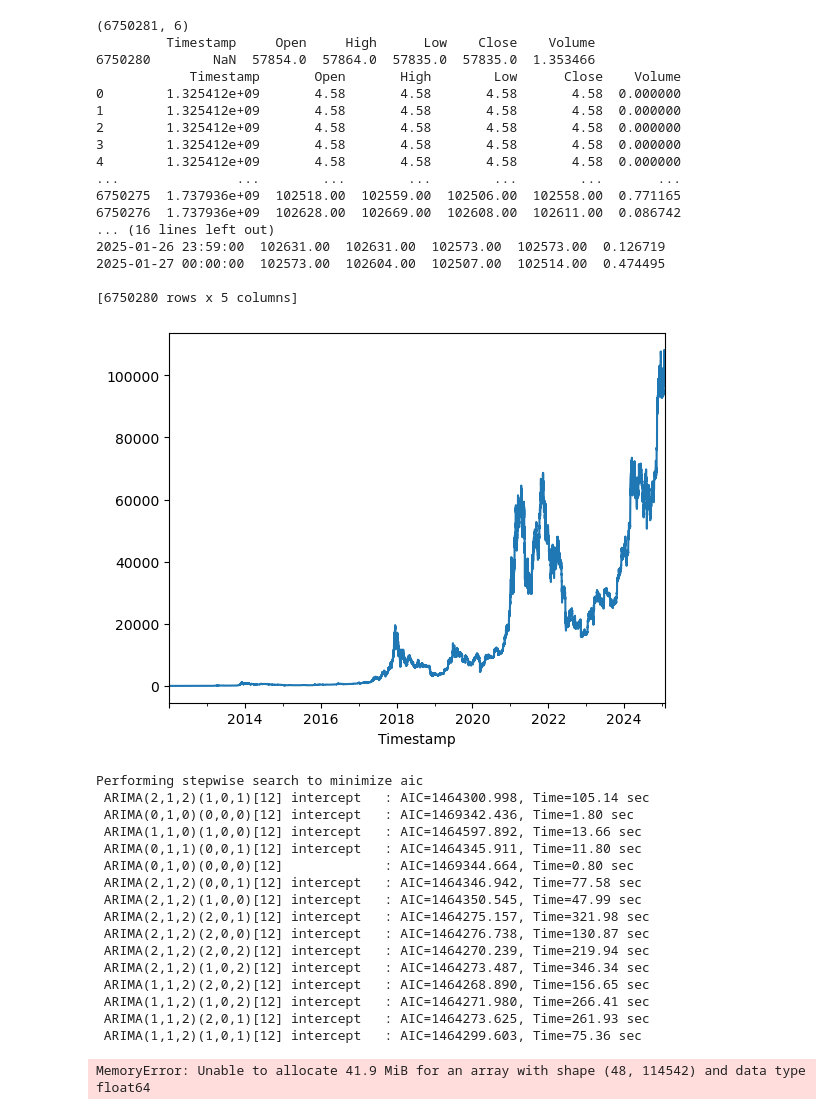
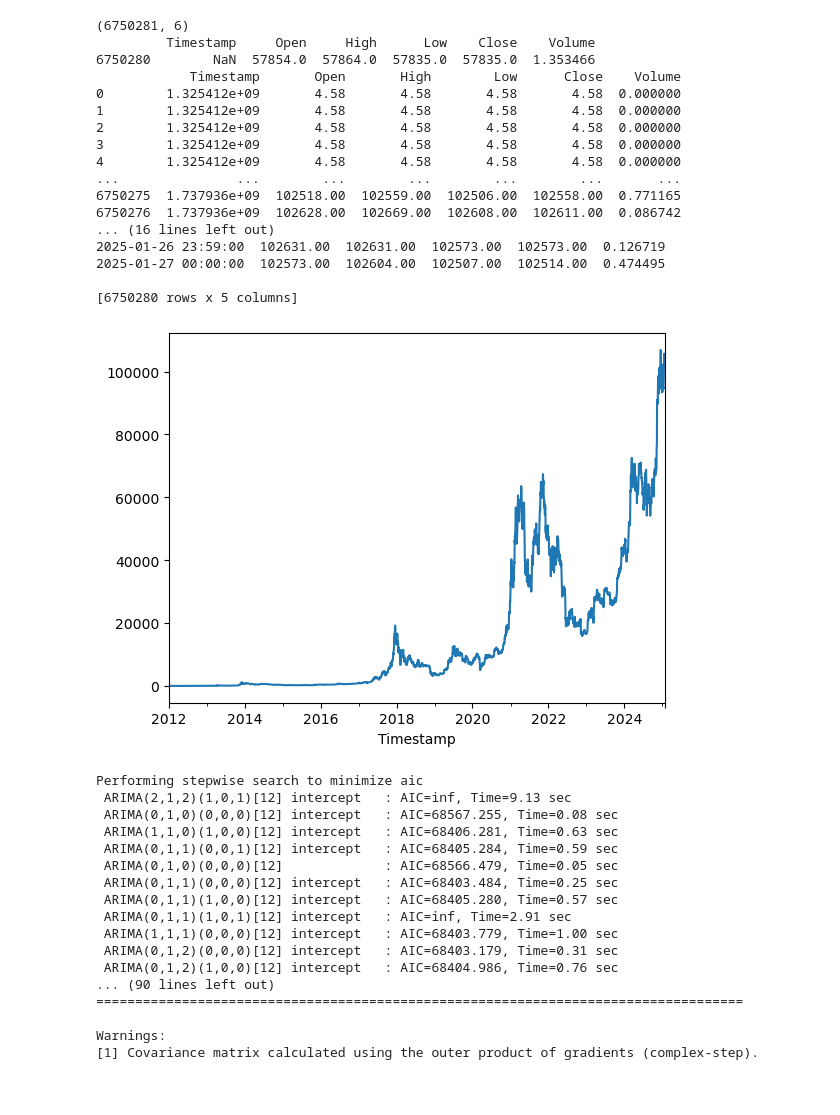
Before and after one commit to german-pf/TFM, a Jupyter notebook: ARIMAm=12.ipynb, the cells around one changed output. Drawn from its saved outputs; the diff is of its cells as text; code cells hidden in the pictures.

```diff
--- a/ARIMAm=12.ipynb
+++ b/ARIMAm=12.ipynb
@@ -26,34 +26,34 @@ print(filas_con_nulos)
 train = train.dropna()
 print(train)
 
 train['Timestamp'] = pd.to_datetime(train['Timestamp'], unit='s')
 train.set_index('Timestamp', inplace=True)
 print(train)
 
 # Calcular la media por hora y rellenar posibles nulos
-data_hour = train['Close'].resample('h').mean().ffill()
+data_hour = train['Close'].resample('d').mean().ffill()
 
 # Visualizamos la serie completa
 data_hour.plot()
 plt.show()
 # %% [output]
 (6750281, 6)
          Timestamp     Open     High      Low    Close    Volume
 6750280        NaN  57854.0  57864.0  57835.0  57835.0  1.353466
             Timestamp       Open       High        Low      Close    Volume
 0        1.325412e+09       4.58       4.58       4.58       4.58  0.000000
 1        1.325412e+09       4.58       4.58       4.58       4.58  0.000000
 2        1.325412e+09       4.58       4.58       4.58       4.58  0.000000
 3        1.325412e+09       4.58       4.58       4.58       4.58  0.000000
 4        1.325412e+09       4.58       4.58       4.58       4.58  0.000000
 ...               ...        ...        ...        ...        ...       ...
 6750275  1.737936e+09  102518.00  102559.00  102506.00  102558.00  0.771165
 6750276  1.737936e+09  102628.00  102669.00  102608.00  102611.00  0.086742
 ... (16 lines left out)
 2025-01-26 23:59:00  102631.00  102631.00  102573.00  102573.00  0.126719
 2025-01-27 00:00:00  102573.00  102604.00  102507.00  102514.00  0.474495
 
 [6750280 rows x 5 columns]
-[figure, old version]
+[figure, new version]
 # %%
 # 1 año a considerar en el conjunto de test
@@ -65,7 +65,7 @@ train, test = data_hour[:train_size], data_hour[train_size:]
 # %%
 # Aplicar auto_arima para encontrar los mejores parámetros
 m=12
-modelo_auto = auto_arima(data_hour,seasonal=True, stepwise=True, trace=True, error_action='ignore', m=12 , suppress_warnings=True)
+modelo_auto = auto_arima(train,seasonal=True, stepwise=True, trace=True, error_action='ignore', m=12 , suppress_warnings=True)
 
 
 # Mostrar resumen del modelo seleccionado
@@ -75,22 +75,22 @@ print(modelo_auto.summary())
 p, d, q = modelo_auto.order
 # %% [output]
 Performing stepwise search to minimize aic
- ARIMA(2,1,2)(1,0,1)[12] intercept   : AIC=1464300.998, Time=105.14 sec
- ARIMA(0,1,0)(0,0,0)[12] intercept   : AIC=1469342.436, Time=1.80 sec
- ARIMA(1,1,0)(1,0,0)[12] intercept   : AIC=1464597.892, Time=13.66 sec
- ARIMA(0,1,1)(0,0,1)[12] intercept   : AIC=1464345.911, Time=11.80 sec
- ARIMA(0,1,0)(0,0,0)[12]             : AIC=1469344.664, Time=0.80 sec
- ARIMA(2,1,2)(0,0,1)[12] intercept   : AIC=1464346.942, Time=77.58 sec
- ARIMA(2,1,2)(1,0,0)[12] intercept   : AIC=1464350.545, Time=47.99 sec
- ARIMA(2,1,2)(2,0,1)[12] intercept   : AIC=1464275.157, Time=321.98 sec
- ARIMA(2,1,2)(2,0,0)[12] intercept   : AIC=1464276.738, Time=130.87 sec
- ARIMA(2,1,2)(2,0,2)[12] intercept   : AIC=1464270.239, Time=219.94 sec
- ARIMA(2,1,2)(1,0,2)[12] intercept   : AIC=1464273.487, Time=346.34 sec
- ARIMA(1,1,2)(2,0,2)[12] intercept   : AIC=1464268.890, Time=156.65 sec
- ARIMA(1,1,2)(1,0,2)[12] intercept   : AIC=1464271.980, Time=266.41 sec
- ARIMA(1,1,2)(2,0,1)[12] intercept   : AIC=1464273.625, Time=261.93 sec
- ARIMA(1,1,2)(1,0,1)[12] intercept   : AIC=1464299.603, Time=75.36 sec
+ ARIMA(2,1,2)(1,0,1)[12] intercept   : AIC=inf, Time=9.13 sec
+ ARIMA(0,1,0)(0,0,0)[12] intercept   : AIC=68567.255, Time=0.08 sec
+ ARIMA(1,1,0)(1,0,0)[12] intercept   : AIC=68406.281, Time=0.63 sec
+ ARIMA(0,1,1)(0,0,1)[12] intercept   : AIC=68405.284, Time=0.59 sec
+ ARIMA(0,1,0)(0,0,0)[12]             : AIC=68566.479, Time=0.05 sec
+ ARIMA(0,1,1)(0,0,0)[12] intercept   : AIC=68403.484, Time=0.25 sec
+ ARIMA(0,1,1)(1,0,0)[12] intercept   : AIC=68405.280, Time=0.57 sec
+ ARIMA(0,1,1)(1,0,1)[12] intercept   : AIC=inf, Time=2.91 sec
+ ARIMA(1,1,1)(0,0,0)[12] intercept   : AIC=68403.779, Time=1.00 sec
+ ARIMA(0,1,2)(0,0,0)[12] intercept   : AIC=68403.179, Time=0.31 sec
+ ARIMA(0,1,2)(1,0,0)[12] intercept   : AIC=68404.986, Time=0.76 sec
+... (90 lines left out)
+===================================================================================
+
+Warnings:
+[1] Covariance matrix calculated using the outer product of gradients (complex-step).
-MemoryError: Unable to allocate 41.9 MiB for an array with shape (48, 114542) and data type float64
 # %%
 # Ajustamos el modelo ARIMA
 model = ARIMA(train, order=(p,d,q)) #poner p d y q en caso de ejecutar auto_arima
```
Also changed, not shown: parts of 3 cells of this notebook, 1 other file.
